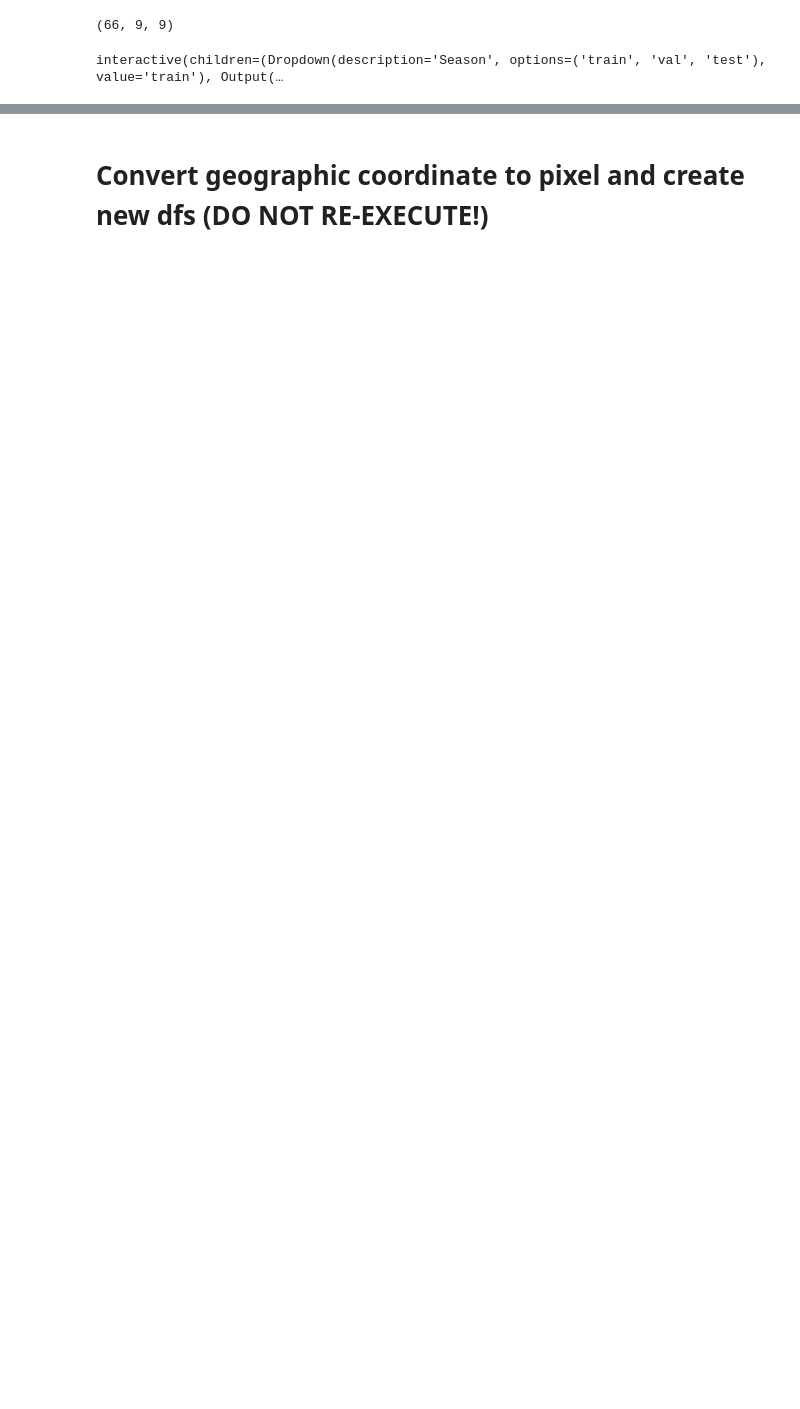
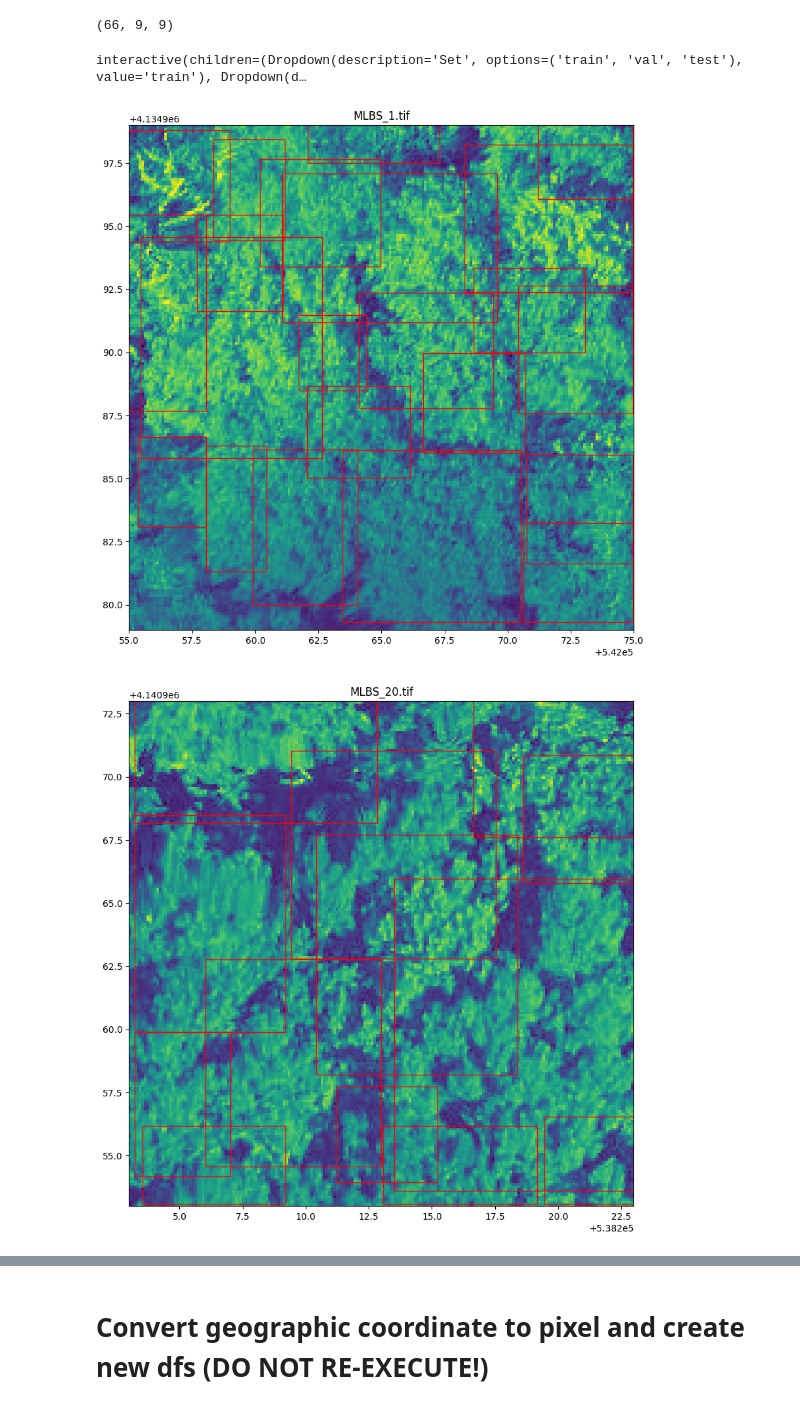
Before and after one commit to anw1998/ift6759_trees, a Jupyter notebook: notebooks/Visualization.ipynb, the cells around one changed output, grey strips where cells are left out. Cells and saved outputs as stored; diff of their text form; code cells hidden in the pictures; blank space fills up the shorter version.

```diff
--- a/notebooks/Visualization.ipynb
+++ b/notebooks/Visualization.ipynb
@@ -138,7 +207,7 @@ df_test
 from glob import glob
 import os
 
-base_dir = '/content/drive/MyDrive/ift6759_trees/data/interim/RemoteSensing'
+base_dir = os.path.join(dir_,'data/interim/RemoteSensing')
 
 train_list = sorted(glob(os.path.join(base_dir, 'train', 'RGB', '*.tif')))
 val_list = sorted(glob(os.path.join(base_dir, 'val', 'RGB', '*.tif')))
@@ -154,38 +223,42 @@ test_shp = '/content/drive/MyDrive/ift6759_trees/data/interim/ITC/test.shp'
 import geopandas
 import matplotlib.pyplot as plt
 import rasterio
 import rasterio.plot
 import ipywidgets as widgets
 from ipywidgets import interact
 from glob import glob
 import os
 
-@ interact(subset=widgets.Dropdown(options=['train', 'val', 'test'], value='train', description='Season'))
-def choose_subset(subset):
+
+@ interact(subset=widgets.Dropdown(options=['train', 'val', 'test'], value='train', description='Set'),
+           datatype=widgets.Dropdown(options=['RGB', 'HYP'], value='RGB', description='Data type'))
+def choose_subset(subset, datatype = 'RGB'):
   """
   Display rbg image with its bounding boxes
   """
 
-  base_dir = '/content/drive/MyDrive/ift6759_trees/data/interim/RemoteSensing'
+  base_dir = os.path.join(dir_,'data/interim/RemoteSensing')
 
-  subset_list = sorted(glob(os.path.join(base_dir, subset, 'RGB', '*.tif'))) # list of subset files' path
-  subset_shp = f'/content/drive/MyDrive/ift6759_trees/data/interim/ITC/{subset}.shp' # subset shapefile path
+  subset_list = sorted(glob(os.path.join(base_dir, subset, datatype, '*.tif'))) # list of subset files' path
+  subset_shp = os.path.join(dir_,f'data/interim/ITC/{subset}.shp') # subset shapefile path
 
   @ interact(idx=widgets.IntSlider(min=0, max=len(subset_list)-1, step=1, value=0, description='Case #:'))
   def show_rbg_with_bboxes(idx):
 
     img_path = subset_list[idx]
     img_name = os.path.basename(img_path) # get filename
 
     img = rasterio.open(img_path)
-    print(img.read().shape)
+
 
     bboxes = geopandas.read_file(subset_shp)
     bboxes_img = bboxes[bboxes.rsFile == img_name] # get image bounding boxes
 
-    fig, ax = plt.subplots(figsize=(15, 15))
+    fig, ax = plt.subplots(figsize=(10, 10))
     ax.set_title(img_name)
     rasterio.plot.show(img, ax=ax)
     bboxes_img.plot(ax=ax, facecolor='none', edgecolor='red')
 # %% [output]
-interactive(children=(Dropdown(description='Season', options=('train', 'val', 'test'), value='train'), Output(…
+interactive(children=(Dropdown(description='Set', options=('train', 'val', 'test'), value='train'), Dropdown(d…
+[figure, added]
+[figure, added]
```
Also changed, not shown: parts of 43 cells of this notebook.
